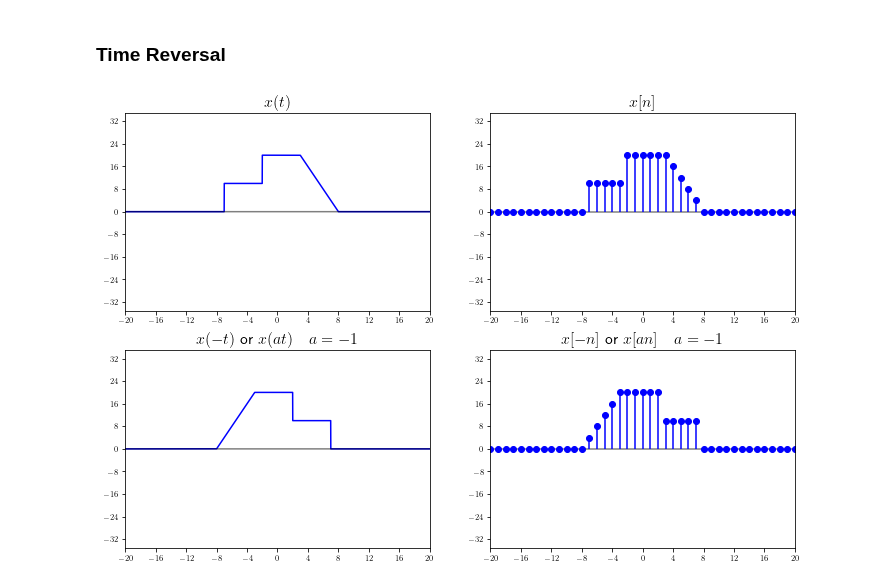
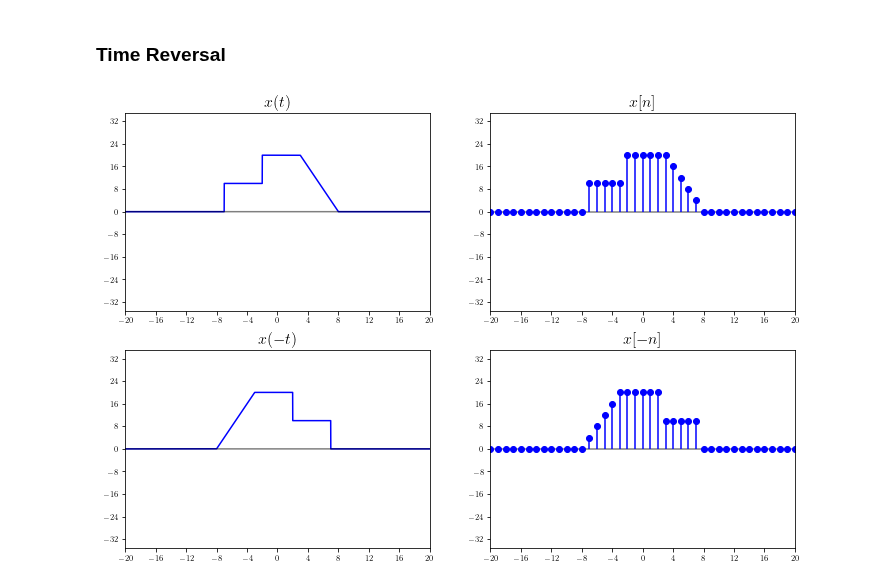
Before and after one commit to tmquan/ivcl, a Jupyter notebook: _sources/courses/dsp/systems.ipynb, the cells around one changed output. Cells and saved outputs as stored; diff of their text form; code cells hidden in the pictures.

```diff
--- a/_sources/courses/dsp/systems.ipynb
+++ b/_sources/courses/dsp/systems.ipynb
@@ -200,44 +279,32 @@ plt.show()
 # %%
 # HIDE/SHOW
 fig, ax = plt.subplots(
     2, 2,
     figsize=(12, 8),
     # tight_layout=True,
 )
 
 a = -1
 mpl_axes_plot(ax[0][0], f, (t, -20, 20), color='b')
 ax[0][0].set_xlim(-20, 20, 0.2)
 ax[0][0].set_ylim(-35, 35, 0.2)
 ax[0][0].set_title(r'$x(t)$', fontsize=16)
 
 mpl_axes_stem(ax[0][1], f, (t, -30, 30, 1), linefmt='b', markerfmt='bo')
 ax[0][1].set_xlim(-20, 20, 0.2)
 ax[0][1].set_ylim(-35, 35, 0.2)
 ax[0][1].set_title(r'$x[n]$', fontsize=16)
 
 mpl_axes_plot(ax[1][0], f.subs(t, a*t), (t, -20, 20), color='b')
 ax[1][0].set_xlim(-20, 20, 0.2)
 ax[1][0].set_ylim(-35, 35, 0.2)
-ax[1][0].set_title(r'$x(-t)$ or $x(at) \quad a=-1$', fontsize=16)
+ax[1][0].set_title(r'$x(-t)$', fontsize=16)
 
 mpl_axes_stem(ax[1][1], f.subs(t, a*t), (t, -30, 30, 1), linefmt='b', markerfmt='bo')
 ax[1][1].set_xlim(-20, 20, 0.2)
 ax[1][1].set_ylim(-35, 35, 0.2)
-ax[1][1].set_title(r'$x[-n]$ or $x[an] \quad a=-1$', fontsize=16)
-
-# a = -2
-# mpl_axes_plot(ax[2][0], f.subs(t, t/a), (t, -20, 20), color='b')
-# ax[2][0].set_xlim(-20, 20, 0.2)
-# ax[2][0].set_ylim(-35, 35, 0.2)
-# ax[2][0].set_title(r'$x(t/a) \qquad a<-1$', fontsize=16)
-
-
-# mpl_axes_stem(ax[2][1], f.subs(t, t/a), (t, -30, 30, 1), linefmt='b', markerfmt='bo')
-# ax[2][1].set_xlim(-20, 20, 0.2)
-# ax[2][1].set_ylim(-35, 35, 0.2)
-# ax[2][1].set_title(r'$x[n/a] \qquad a<-1$', fontsize=16)
+ax[1][1].set_title(r'$x[-n]$', fontsize=16)
 
 plt.show()
 # %% [output]
-[figure, old version]
+[figure, new version]
```
Also changed, not shown: parts of 4 cells of this notebook, 7 other files.
